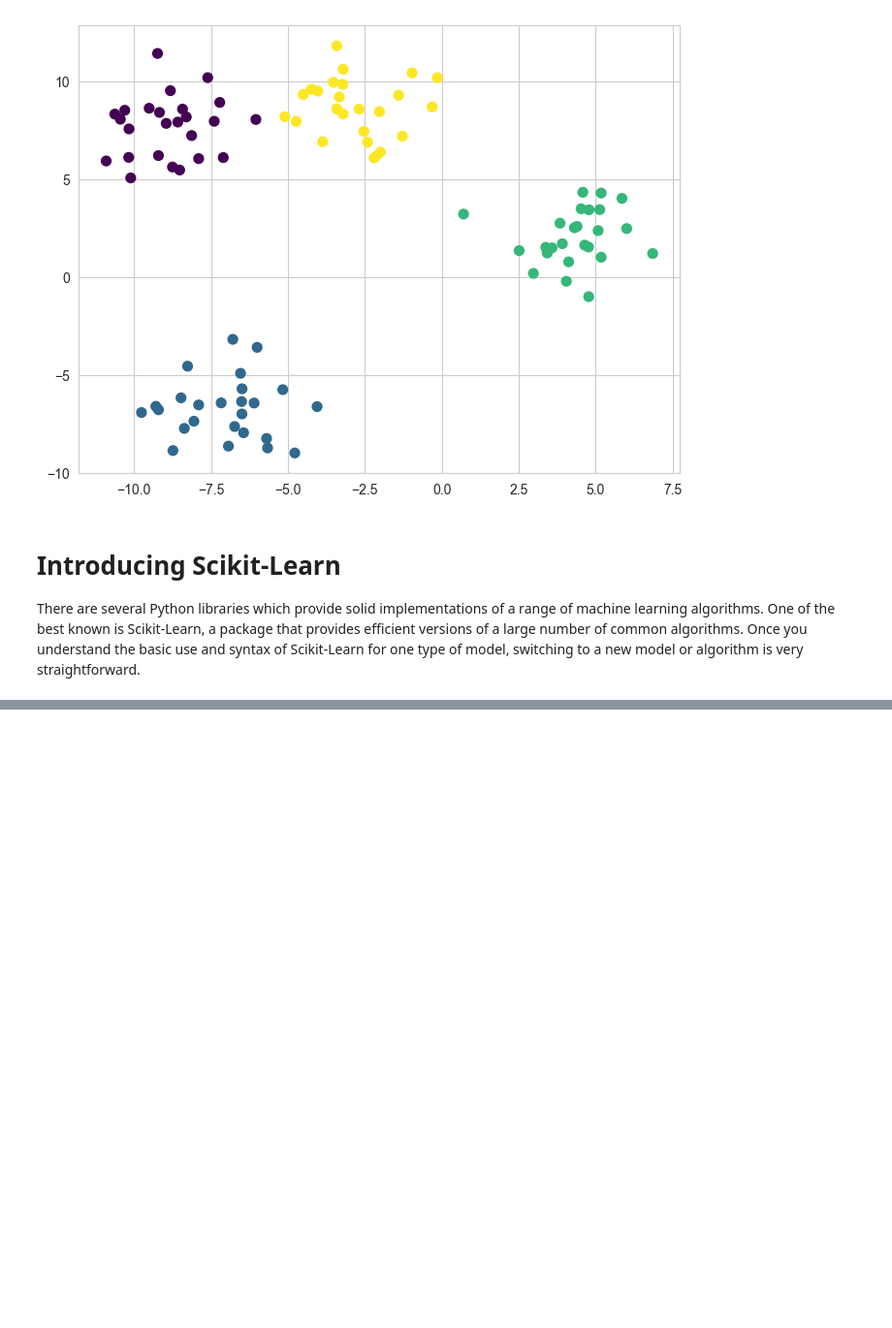
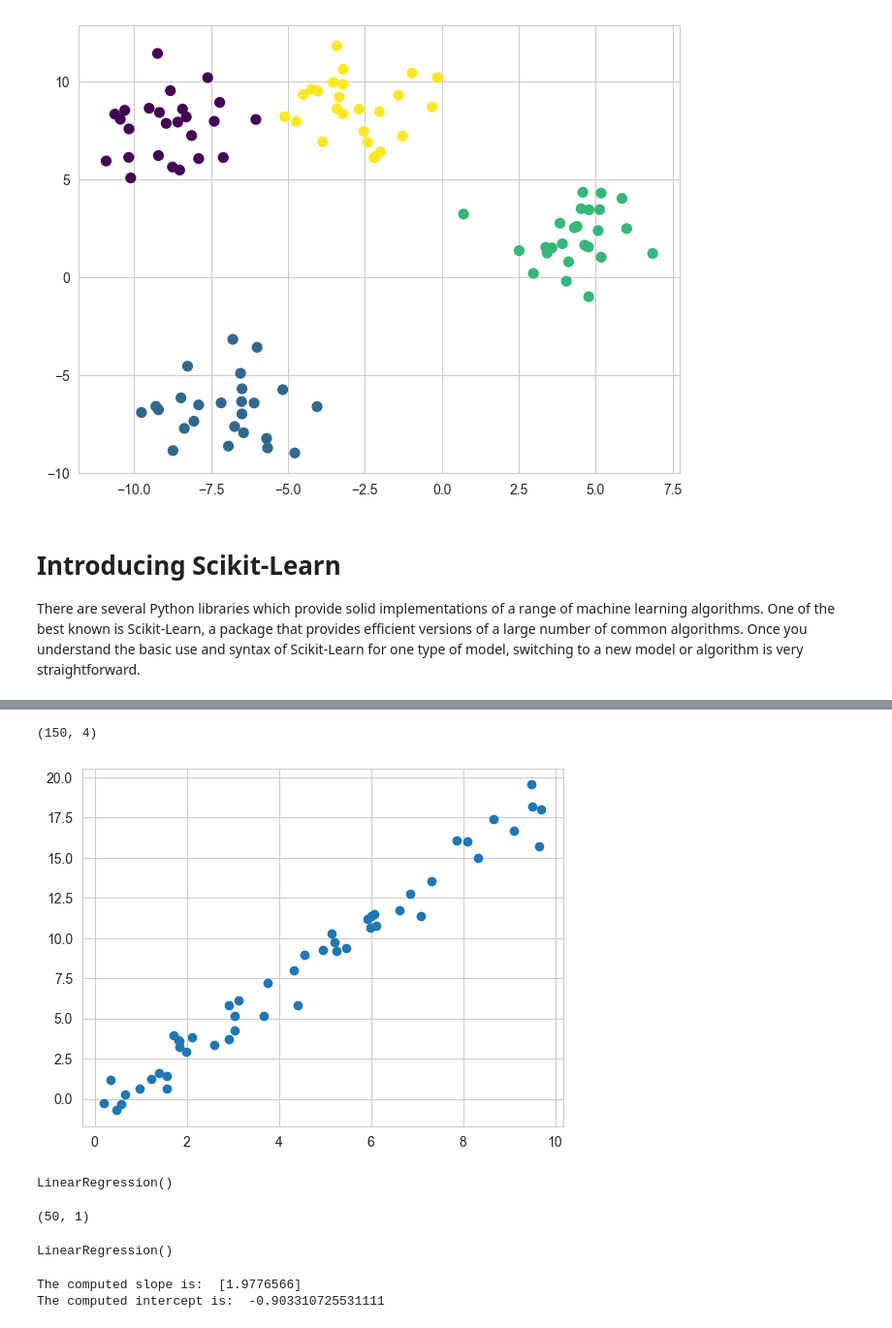
Before and after one commit to julihdez36/Machine_learning, a Jupyter notebook: Decision Trees and Random Forests/introduction.ipynb, the cells around one changed output, grey strips where cells are left out. Shown at 97% size. Cells and saved outputs as stored; diff of their text form; code cells hidden in the pictures; blank space fills up the shorter version.

```diff
--- a/Decision Trees and Random Forests/introduction.ipynb
+++ b/Decision Trees and Random Forests/introduction.ipynb
@@ -111,0 +125,18 @@ There are several Python libraries which provide solid implementations of a rang
+# %%
+# We'll extract the features matrix and target vector from the DF
+
+X_iris = iris.drop('species', axis=1)
+y_iris = iris.species
+# %% [output]
+(150, 4)
+# %%
+# Supervised learning example: Simple linear regression
+
+rng = np.random.RandomState(42)
+x = 10*rng.rand(50) # uniformly distributed between 0 and 10 [0,1]
+y = 2* x - 1 + rng.randn(50) # Linear equation
+
+plt.scatter(x, y)
+plt.show()
+# %% [output]
+[figure, added]
@@ -111,0 +149,36 @@ There are several Python libraries which provide solid implementations of a rang
+# %%
+# 2. Choose model hyperparameters
+
+# Depending on the model class we are working with, we might need to answer one or more questions (instances)
+
+model = LinearRegression(fit_intercept=True) # fit the intercept
+model
+
+# We have not yet applied the model to any data, we've just chosen the best model
+# %% [output]
+LinearRegression()
+# %%
+# 3. Arrange data into a features matrix and target vector¶
+
+X = x.reshape(50,1)
+X.shape
+# %% [output]
+(50, 1)
+# %%
+# 4. Fit the model to your data
+
+# We can apply our model using fit()
+
+model.fit(X,y)
+# %% [output]
+LinearRegression()
+# %%
+# In Scikit-Learn, by convention all model parameters that were learned during the fit() process have trailing underscores
+
+print('The computed slope is: ',model.coef_)
+print('The computed intercept is: ', model.intercept_)
+
+# we see that they are very close to the input  slope of 2 and intercept of -1.
+# %% [output]
+The computed slope is:  [1.9776566]
+The computed intercept is:  -0.903310725531111
```
Also changed, not shown: parts of 5 cells of this notebook.
